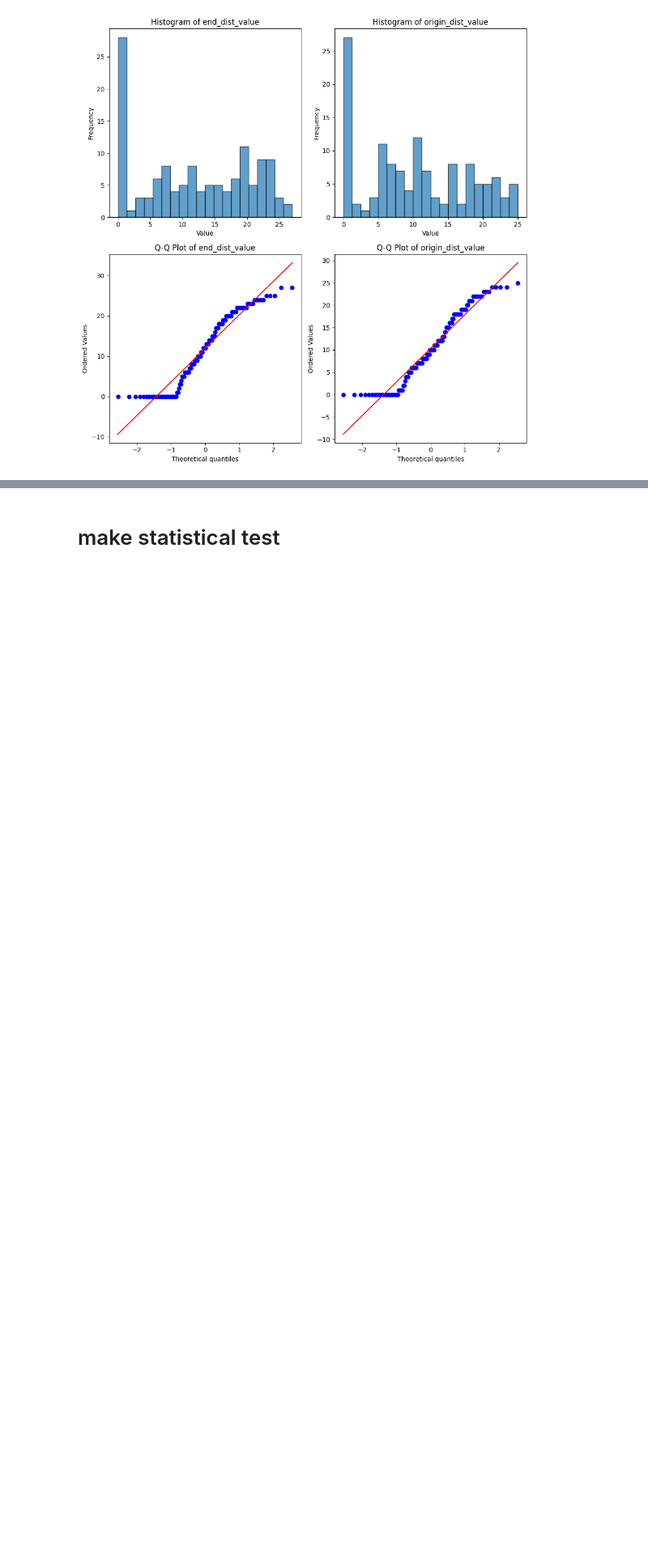
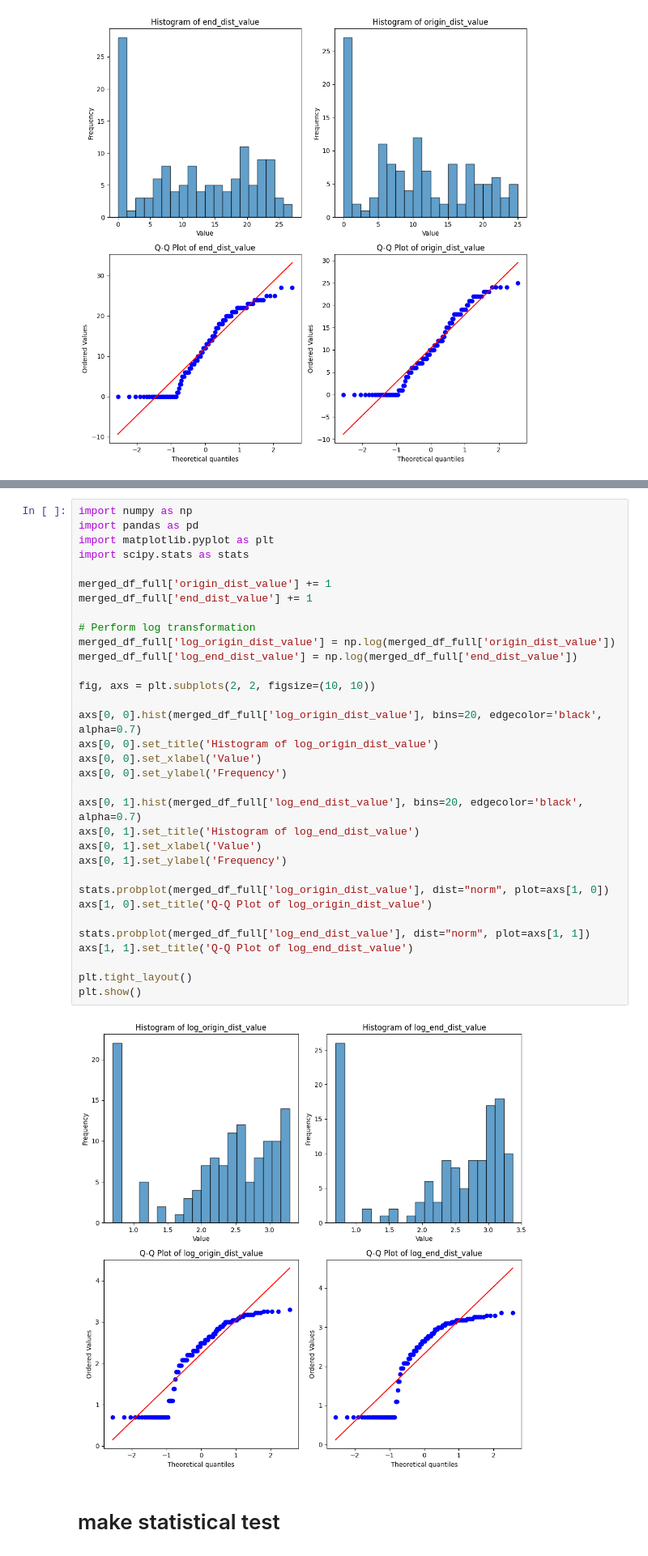
Before and after one commit to leaBroe/arcospx_analysis_quantification_correlation, a Jupyter notebook: arcospx_analysis_nb_finished.ipynb, the cells around one changed output, grey strips where cells are left out. Shown at 81% size. Drawn from its saved outputs; the diff is of its cells as text; blank space fills up the shorter version.

Commit message:
added log transformation

```diff
--- a/arcospx_analysis_nb_finished.ipynb
+++ b/arcospx_analysis_nb_finished.ipynb
@@ -890,3 +892,38 @@ plt.show()
+# %%
+import numpy as np
+import pandas as pd
+import matplotlib.pyplot as plt
+import scipy.stats as stats
+
+merged_df_full['origin_dist_value'] += 1
+merged_df_full['end_dist_value'] += 1
+
+# Perform log transformation
+merged_df_full['log_origin_dist_value'] = np.log(merged_df_full['origin_dist_value'])
+merged_df_full['log_end_dist_value'] = np.log(merged_df_full['end_dist_value'])
+
+fig, axs = plt.subplots(2, 2, figsize=(10, 10))
+
+axs[0, 0].hist(merged_df_full['log_origin_dist_value'], bins=20, edgecolor='black', alpha=0.7)
+axs[0, 0].set_title('Histogram of log_origin_dist_value')
+axs[0, 0].set_xlabel('Value')
+axs[0, 0].set_ylabel('Frequency')
+
+axs[0, 1].hist(merged_df_full['log_end_dist_value'], bins=20, edgecolor='black', alpha=0.7)
+axs[0, 1].set_title('Histogram of log_end_dist_value')
+axs[0, 1].set_xlabel('Value')
+axs[0, 1].set_ylabel('Frequency')
+
+stats.probplot(merged_df_full['log_origin_dist_value'], dist="norm", plot=axs[1, 0])
+axs[1, 0].set_title('Q-Q Plot of log_origin_dist_value')
+
+stats.probplot(merged_df_full['log_end_dist_value'], dist="norm", plot=axs[1, 1])
+axs[1, 1].set_title('Q-Q Plot of log_end_dist_value')
+
+plt.tight_layout()
+plt.show()
+# %% [output]
+[figure, added]
 # %% [markdown]
 # make statistical test
 # %%
```
Also changed, not shown: parts of 1 cell of this notebook.
